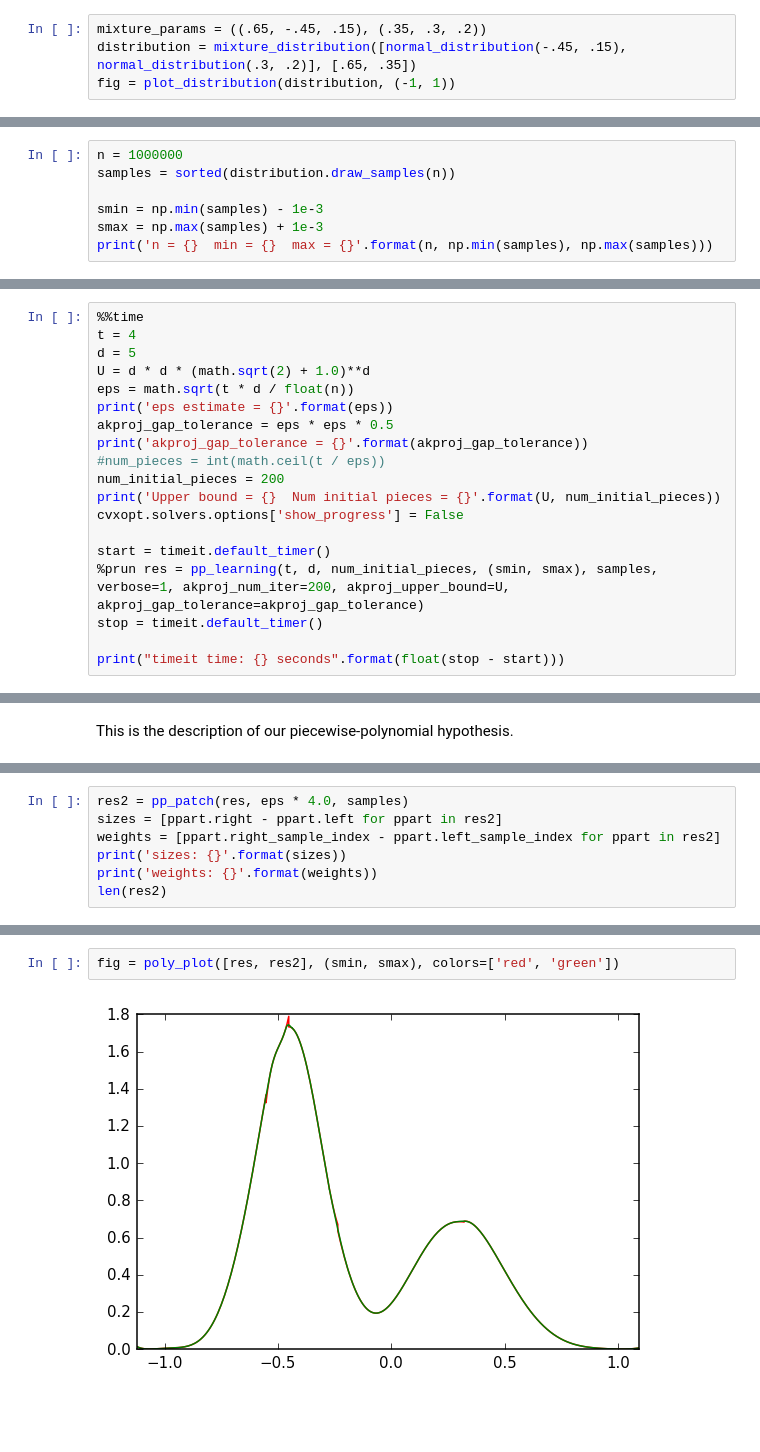
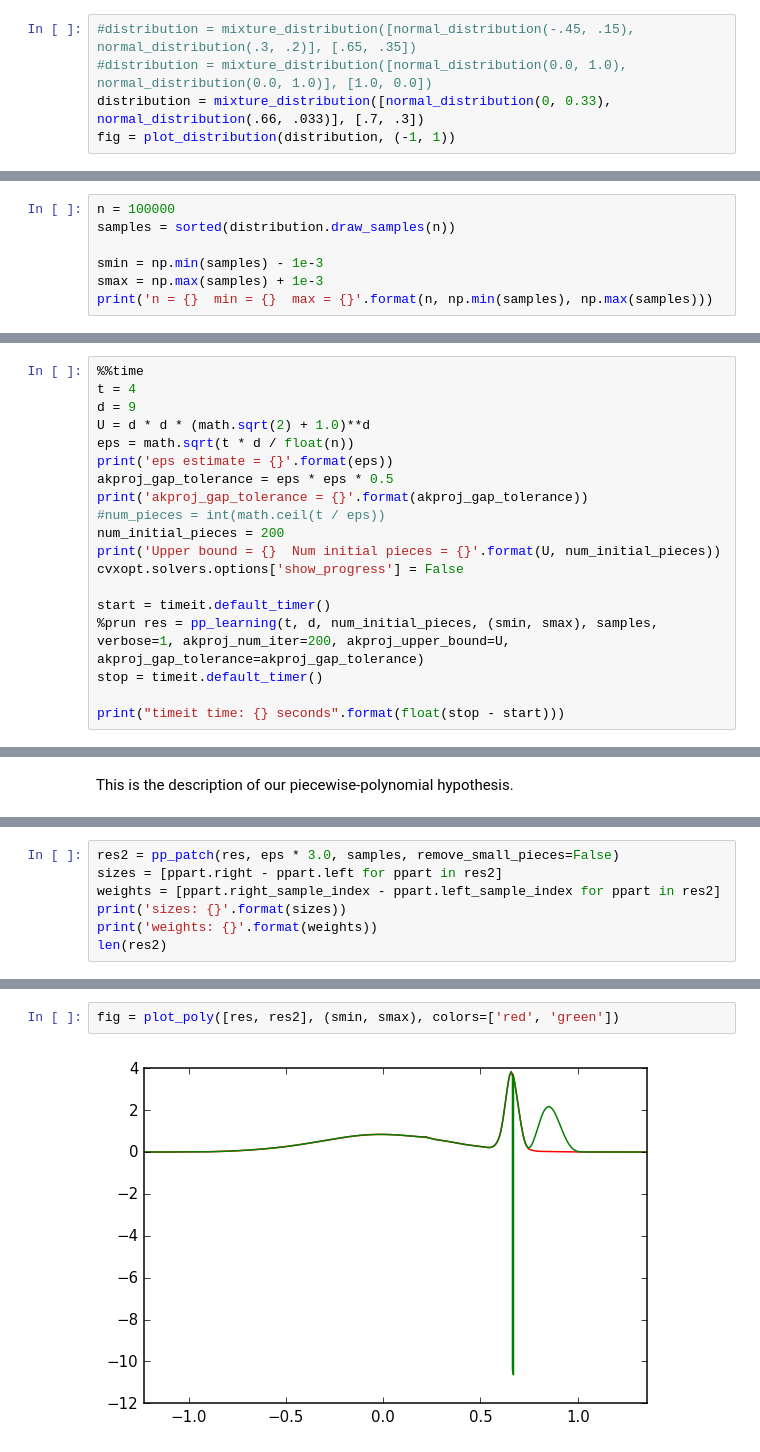
Before and after one commit to ludwigschmidt/ppoly_density, a Jupyter notebook: experiments/piecewise_poly_example.ipynb, the cells around one changed output, grey strips where cells are left out. Drawn from its saved outputs; the diff is of its cells as text; blank space fills up the shorter version.

```diff
--- a/experiments/piecewise_poly_example.ipynb
+++ b/experiments/piecewise_poly_example.ipynb
@@ -18,7 +18,8 @@ Populating the interactive namespace from numpy and matplotlib
 # %% [markdown]
 ### Mixture of two Gaussians
 # %%
-mixture_params = ((.65, -.45, .15), (.35, .3, .2))
-distribution = mixture_distribution([normal_distribution(-.45, .15), normal_distribution(.3, .2)], [.65, .35])
+#distribution = mixture_distribution([normal_distribution(-.45, .15), normal_distribution(.3, .2)], [.65, .35])
+#distribution = mixture_distribution([normal_distribution(0.0, 1.0), normal_distribution(0.0, 1.0)], [1.0, 0.0])
+distribution = mixture_distribution([normal_distribution(0, 0.33), normal_distribution(.66, .033)], [.7, .3])
 fig = plot_distribution(distribution, (-1, 1))
 # %% [output]
@@ -28,5 +29,5 @@ fig = plot_distribution(distribution, (-1, 1))
 # %%
-n = 1000000
+n = 100000
 samples = sorted(distribution.draw_samples(n))
 
 smin = np.min(samples) - 1e-3
@@ -46,7 +47,7 @@ We want 4 or 5 pieces of degree 5 and start with 20 intervals of equal empirical
 # %%
 %%time
 t = 4
-d = 5
+d = 9
 U = d * d * (math.sqrt(2) + 1.0)**d
 eps = math.sqrt(t * d / float(n))
 print('eps estimate = {}'.format(eps))
@@ -128,5 +137,5 @@ weights: [100000, 50000, 200000, 80000, 70000]
 # %%
-res2 = pp_patch(res, eps * 4.0, samples)
+res2 = pp_patch(res, eps * 3.0, samples, remove_small_pieces=False)
 sizes = [ppart.right - ppart.left for ppart in res2]
 weights = [ppart.right_sample_index - ppart.left_sample_index for ppart in res2]
 print('sizes: {}'.format(sizes))
@@ -143,7 +153,7 @@ fig = poly_plot([res2], (smin, smax), fig, ['red'])
 # %%
-fig = poly_plot([res, res2], (smin, smax), colors=['red', 'green'])
+fig = plot_poly([res, res2], (smin, smax), colors=['red', 'green'])
 # %% [output]
-[figure, old version]
+[figure, new version]
 # %%
 l1_err_patched = compute_l1_quad(distribution.get_pdf(), get_ppoly_pdf(res2), (smin, smax))
 print('\nPatched L1 error: {}'.format(l1_err_patched))
```
Also changed, not shown: parts of 23 cells of this notebook, 2 other files.
